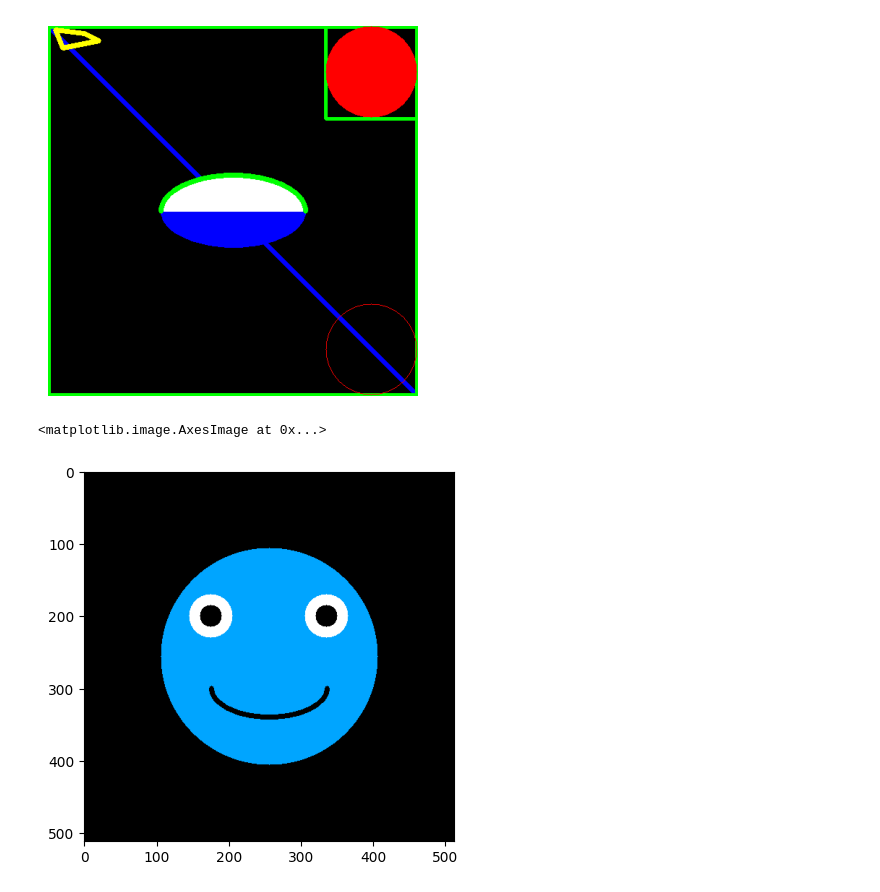
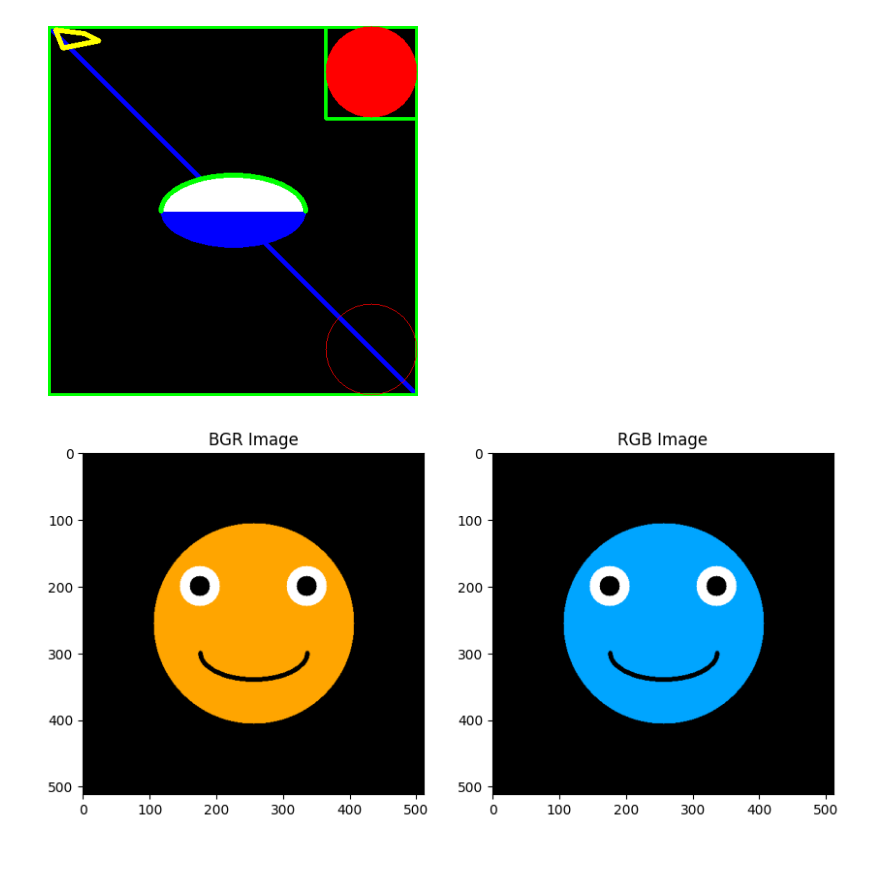
Before and after one commit to srikrishnasajjarao/OpenCV, a Jupyter notebook: Gui-Features-in-OpenCV/drawing-function.ipynb, the cells around one changed output. Drawn from its saved outputs; the diff is of its cells as text; code cells hidden in the pictures; blank space fills up the shorter version.

```diff
--- a/Gui-Features-in-OpenCV/drawing-function.ipynb
+++ b/Gui-Features-in-OpenCV/drawing-function.ipynb
@@ -150,43 +150,55 @@ plt.show()
 # %%
 import numpy as np
 import cv2 as cv
-
+import matplotlib.pyplot as plt
 # Create a black canvas
 img = np.zeros((512, 512, 3), np.uint8)
 
 # Draw the outer circle (representing the logo body)
 cv.circle(img, (256, 256), 150, (255, 165, 0), -1)  # Orange color (BGR)
 
 # Draw the left eye (white circle)
 cv.circle(img, (175, 200), 30, (255, 255, 255), -1)  # White color (BGR)
 
 # Draw the right eye (white circle)
 cv.circle(img, (335, 200), 30, (255, 255, 255), -1)  # White color (BGR)
 
 # Draw the left pupil (black circle)
 cv.circle(img, (175, 200), 15, (0, 0, 0), -1)  # Black color (BGR)
 
 # Draw the right pupil (black circle)
 cv.circle(img, (335, 200), 15, (0, 0, 0), -1)  # Black color (BGR)
 
 # Draw the mouth (curve)
 cv.ellipse(img, (256, 300), (80, 40), 0, 0, 180, (0, 0, 0), 5)  # Black color (BGR)
 
 # Display the image
 cv.imshow("OpenCV Logo", img)
 
 # Wait until any key is pressed to close the image window
 cv.waitKey(0)
 cv.destroyAllWindows()
 
 # Convert BGR to RGB for matplotlib display
 img_rgb = cv.cvtColor(img, cv.COLOR_BGR2RGB)
 
-# Display the image in the notebook
+# Plot both images side by side using subplots
+plt.figure(figsize=(10, 5))
+
+# First subplot for img (BGR)
+plt.subplot(1, 2, 1)
+plt.imshow(img)
+plt.title("BGR Image")
+
+# Second subplot for img_rgb (RGB)
+plt.subplot(1, 2, 2)
 plt.imshow(img_rgb)
+plt.title("RGB Image")
+
+# Display both images
+plt.show()
 # %% [output]
-<matplotlib.image.AxesImage at 0x...>
-[figure, old version]
+[figure, new version]
 # %%
 import cv2
 import numpy as np
```
Also changed, not shown: parts of 1 cell of this notebook.
